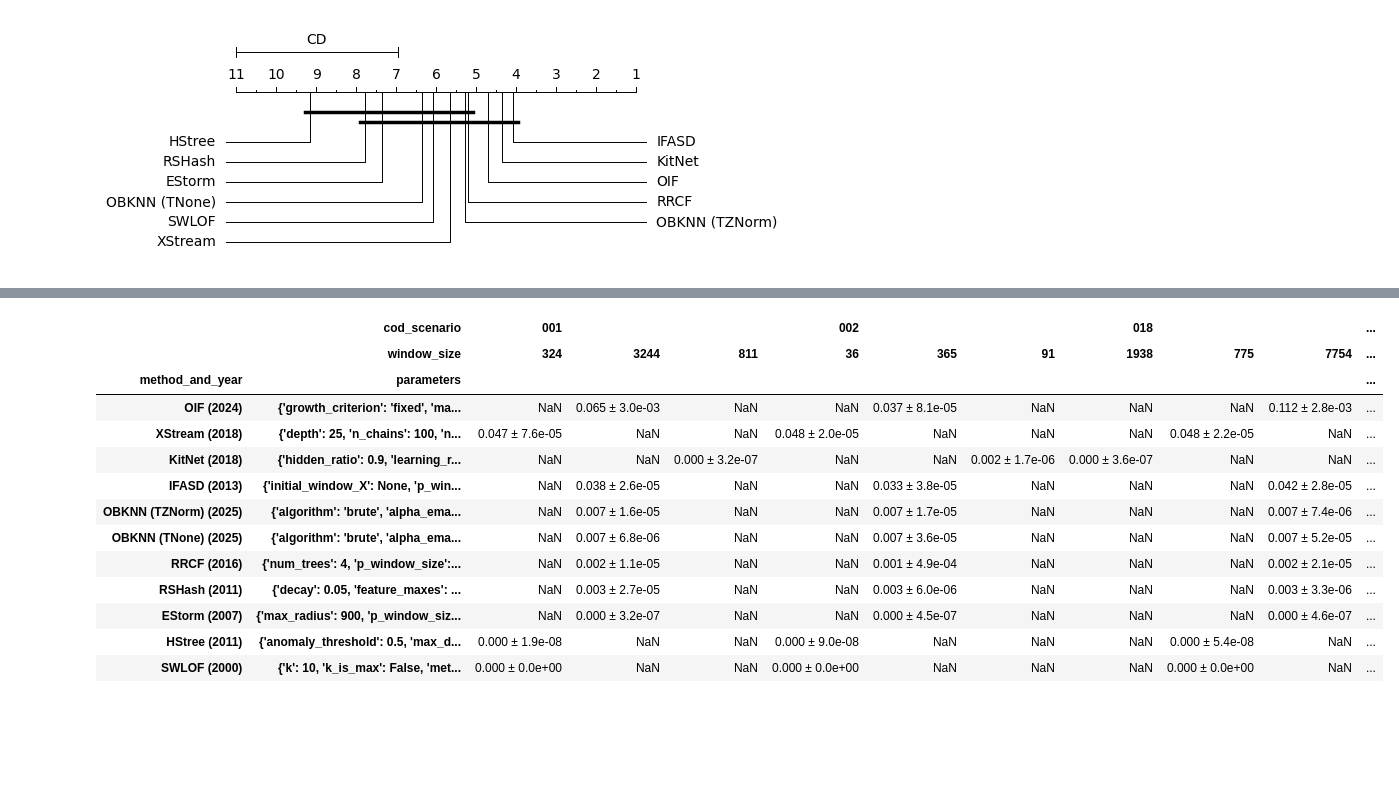
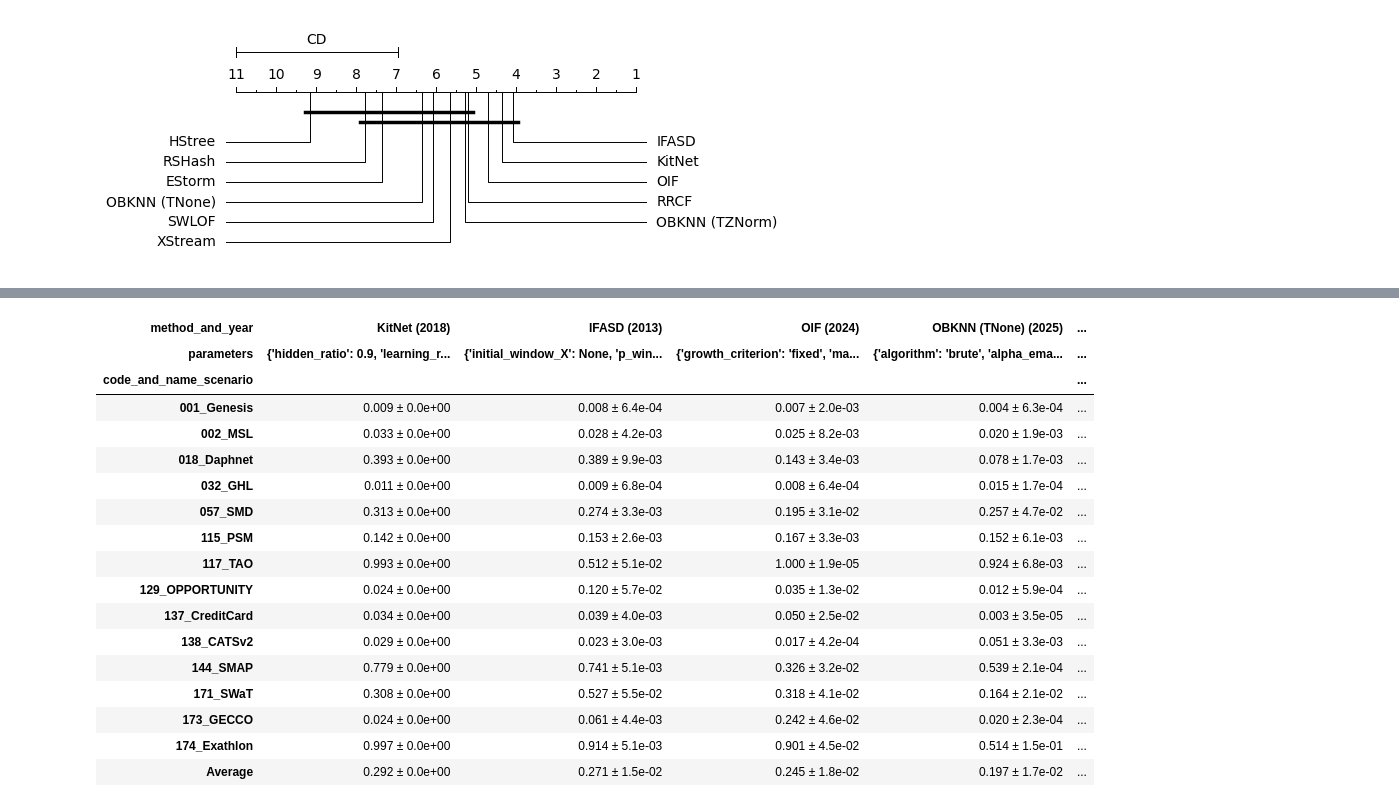
Before and after one commit to nirojasva/spectral-benchmark-bv4, a Jupyter notebook: notebooks/1_2_Summary_AD_Results (Eval).ipynb, the cells around one changed output, grey strips where cells are left out. Saved outputs shown, nothing was run; the diff lists cells and outputs as text; code cells hidden in the pictures; blank space fills up the shorter version.

```diff
--- a/notebooks/1_2_Summary_AD_Results (Eval).ipynb
+++ b/notebooks/1_2_Summary_AD_Results (Eval).ipynb
@@ -1032,71 +857,72 @@ filtered_data = filtered_data[~filtered_data.cod_scenario.isin(["019","079","084
 # %%
-# Pivot for mean - includes all data
+
+# 1. Pivot: REMOVED 'window_size'
+# The pivot will now calculate the mean/std across all window sizes automatically.
+
 mean_pivot = filtered_data.pivot_table(
-    values="mean_training_time",
-    columns=["cod_scenario", "window_size"],
-    index=["method_and_year", "parameters"],
+    values="vus_pr",
+    index=["code_and_name_scenario"],                           # <--- Rows: Datasets
+    columns=["method_and_year", "parameters"],   # <--- Cols: Methods & Params only
     aggfunc="mean"
 )
 
-# Pivot for std - includes all data
-# Note: This will be NaN for all 'N' rows, which is correct.
 std_pivot = filtered_data.pivot_table(
-    values="mean_training_time",
-    columns=["cod_scenario", "window_size"],
-    index=["method_and_year", "parameters"],
+    values="vus_pr",
+    index=["code_and_name_scenario"],
+    columns=["method_and_year", "parameters"],
     aggfunc="std"
 )
 
-
-# 2. Stack the DataFrames to align them as Series
+# 2. Stack: We strictly have 2 levels of columns now
 mean_s = mean_pivot.stack(level=[0, 1], dropna=False)
 std_s = std_pivot.stack(level=[0, 1], dropna=False)
 
-# 3. Apply the formatting function row-by-row
+# 3. Format strings
 combined_s = pd.DataFrame({'mean': mean_s, 'std': std_s}).apply(
     lambda row: format_mean_std(row['mean'], row['std']),
     axis=1
 )
 
-# 4. Unstack back into a DataFrame
+# 4. Unstack: Restore the 2 column levels
 combined = combined_s.unstack(level=[-2, -1])
-# Ensure column order is the same as the original pivot
-if not combined.empty:
-    combined = combined.reindex(columns=mean_pivot.columns)
-else:
-    # Handle case where combined might be empty
-    combined = pd.DataFrame(index=mean_pivot.index, columns=mean_pivot.columns)
 
+# --- 5. HANDLING AVERAGES & SORTING ---
 
-# Get the numeric averages first (for sorting and formatting)
-avg_mean = mean_pivot.mean(axis=1)
-avg_std = std_pivot.mean(axis=1) # This will be NaN for 'N' rows
+# Calculate the numeric average for the columns (axis=0)
+avg_mean = mean_pivot.mean(axis=0)
+avg_std = std_pivot.mean(axis=0)
 
-# 5. Apply the same formatting logic to the Avg column
-avg_col_s = pd.DataFrame({'mean': avg_mean, 'std': avg_std}).apply(
+# Sort columns by the method's average performance
+sorted_columns = avg_mean.sort_values(ascending=False).index
+combined = combined[sorted_columns]
+
+# Format the Average Row
+avg_row_s = pd.DataFrame({'mean': avg_mean, 'std': avg_std}).apply(
     lambda row: format_mean_std(row['mean'], row['std']),
     axis=1
 )
 
-combined["Avg"] = avg_col_s
+# Add the "Avg" Row to the bottom
+combined.loc['Average', :] = avg_row_s
 
-# 6. Sort by the *numeric* average mean (before it was a string)
-combined = combined.loc[avg_mean.sort_values(ascending=False).index]
-
-# 7. Display with HTML formatting in Jupyter
+# Display
 combined
 # %% [output]
-|  | cod_scenario | 001 |  |  | 002 |  |  | 018 |  |  | ... |
-|  | window_size | 324 | 3244 | 811 | 36 | 365 | 91 | 1938 | 775 | 7754 | ... |
-| method_and_year | parameters |  |  |  |  |  |  |  |  |  | ... |
-| OIF (2024) | {'growth_criterion': 'fixed', 'ma... | NaN | 0.065 ± 3.0e-03 | NaN | NaN | 0.037 ± 8.1e-05 | NaN | NaN | NaN | 0.112 ± 2.8e-03 | ... |
-| XStream (2018) | {'depth': 25, 'n_chains': 100, 'n... | 0.047 ± 7.6e-05 | NaN | NaN | 0.048 ± 2.0e-05 | NaN | NaN | NaN | 0.048 ± 2.2e-05 | NaN | ... |
-| KitNet (2018) | {'hidden_ratio': 0.9, 'learning_r... | NaN | NaN | 0.000 ± 3.2e-07 | NaN | NaN | 0.002 ± 1.7e-06 | 0.000 ± 3.6e-07 | NaN | NaN | ... |
-| IFASD (2013) | {'initial_window_X': None, 'p_win... | NaN | 0.038 ± 2.6e-05 | NaN | NaN | 0.033 ± 3.8e-05 | NaN | NaN | NaN | 0.042 ± 2.8e-05 | ... |
-| OBKNN (TZNorm) (2025) | {'algorithm': 'brute', 'alpha_ema... | NaN | 0.007 ± 1.6e-05 | NaN | NaN | 0.007 ± 1.7e-05 | NaN | NaN | NaN | 0.007 ± 7.4e-06 | ... |
-| OBKNN (TNone) (2025) | {'algorithm': 'brute', 'alpha_ema... | NaN | 0.007 ± 6.8e-06 | NaN | NaN | 0.007 ± 3.6e-05 | NaN | NaN | NaN | 0.007 ± 5.2e-05 | ... |
-| RRCF (2016) | {'num_trees': 4, 'p_window_size':... | NaN | 0.002 ± 1.1e-05 | NaN | NaN | 0.001 ± 4.9e-04 | NaN | NaN | NaN | 0.002 ± 2.1e-05 | ... |
-| RSHash (2011) | {'decay': 0.05, 'feature_maxes': ... | NaN | 0.003 ± 2.7e-05 | NaN | NaN | 0.003 ± 6.0e-06 | NaN | NaN | NaN | 0.003 ± 3.3e-06 | ... |
-| EStorm (2007) | {'max_radius': 900, 'p_window_siz... | NaN | 0.000 ± 3.2e-07 | NaN | NaN | 0.000 ± 4.5e-07 | NaN | NaN | NaN | 0.000 ± 4.6e-07 | ... |
-| HStree (2011) | {'anomaly_threshold': 0.5, 'max_d... | 0.000 ± 1.9e-08 | NaN | NaN | 0.000 ± 9.0e-08 | NaN | NaN | NaN | 0.000 ± 5.4e-08 | NaN | ... |
-| SWLOF (2000) | {'k': 10, 'k_is_max': False, 'met... | 0.000 ± 0.0e+00 | NaN | NaN | 0.000 ± 0.0e+00 | NaN | NaN | NaN | 0.000 ± 0.0e+00 | NaN | ... |
+| method_and_year | KitNet (2018) | IFASD (2013) | OIF (2024) | OBKNN (TNone) (2025) | ... |
+| parameters | {'hidden_ratio': 0.9, 'learning_r... | {'initial_window_X': None, 'p_win... | {'growth_criterion': 'fixed', 'ma... | {'algorithm': 'brute', 'alpha_ema... | ... |
+| code_and_name_scenario |  |  |  |  | ... |
+| 001_Genesis | 0.009 ± 0.0e+00 | 0.008 ± 6.4e-04 | 0.007 ± 2.0e-03 | 0.004 ± 6.3e-04 | ... |
+| 002_MSL | 0.033 ± 0.0e+00 | 0.028 ± 4.2e-03 | 0.025 ± 8.2e-03 | 0.020 ± 1.9e-03 | ... |
+| 018_Daphnet | 0.393 ± 0.0e+00 | 0.389 ± 9.9e-03 | 0.143 ± 3.4e-03 | 0.078 ± 1.7e-03 | ... |
+| 032_GHL | 0.011 ± 0.0e+00 | 0.009 ± 6.8e-04 | 0.008 ± 6.4e-04 | 0.015 ± 1.7e-04 | ... |
+| 057_SMD | 0.313 ± 0.0e+00 | 0.274 ± 3.3e-03 | 0.195 ± 3.1e-02 | 0.257 ± 4.7e-02 | ... |
+| 115_PSM | 0.142 ± 0.0e+00 | 0.153 ± 2.6e-03 | 0.167 ± 3.3e-03 | 0.152 ± 6.1e-03 | ... |
+| 117_TAO | 0.993 ± 0.0e+00 | 0.512 ± 5.1e-02 | 1.000 ± 1.9e-05 | 0.924 ± 6.8e-03 | ... |
+| 129_OPPORTUNITY | 0.024 ± 0.0e+00 | 0.120 ± 5.7e-02 | 0.035 ± 1.3e-02 | 0.012 ± 5.9e-04 | ... |
+| 137_CreditCard | 0.034 ± 0.0e+00 | 0.039 ± 4.0e-03 | 0.050 ± 2.5e-02 | 0.003 ± 3.5e-05 | ... |
+| 138_CATSv2 | 0.029 ± 0.0e+00 | 0.023 ± 3.0e-03 | 0.017 ± 4.2e-04 | 0.051 ± 3.3e-03 | ... |
+| 144_SMAP | 0.779 ± 0.0e+00 | 0.741 ± 5.1e-03 | 0.326 ± 3.2e-02 | 0.539 ± 2.1e-04 | ... |
+| 171_SWaT | 0.308 ± 0.0e+00 | 0.527 ± 5.5e-02 | 0.318 ± 4.1e-02 | 0.164 ± 2.1e-02 | ... |
+| 173_GECCO | 0.024 ± 0.0e+00 | 0.061 ± 4.4e-03 | 0.242 ± 4.6e-02 | 0.020 ± 2.3e-04 | ... |
+| 174_Exathlon | 0.997 ± 0.0e+00 | 0.914 ± 5.1e-03 | 0.901 ± 4.5e-02 | 0.514 ± 1.5e-01 | ... |
+| Average | 0.292 ± 0.0e+00 | 0.271 ± 1.5e-02 | 0.245 ± 1.8e-02 | 0.197 ± 1.7e-02 | ... |
```
Also changed, not shown: parts of 14 cells of this notebook, 7 other files.
